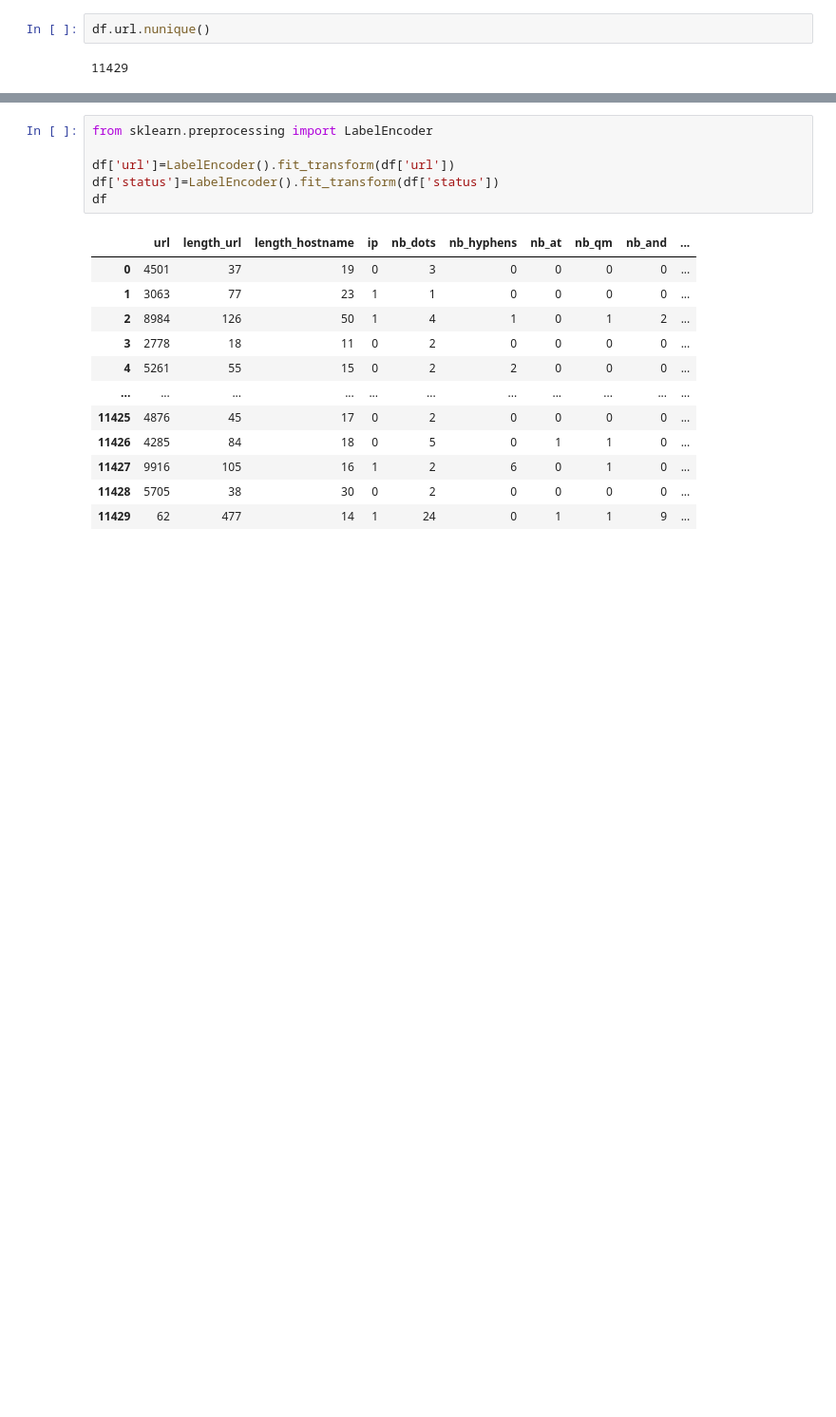
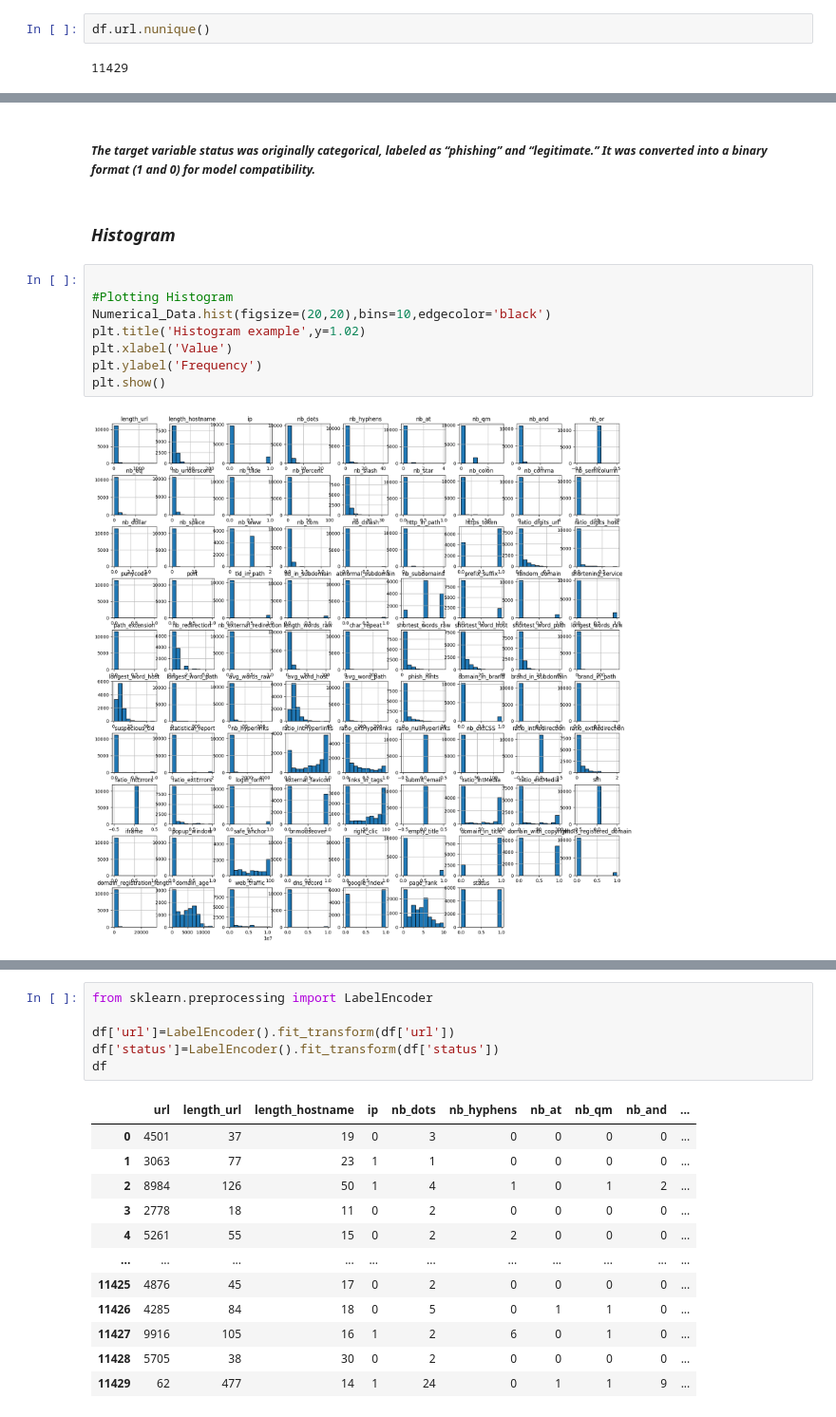
Before and after one commit to Saimehtre18/CodeB_Intership, a Jupyter notebook: model.ipynb, the cells around one changed output, grey strips where cells are left out. Shown at 95% size. Drawn from its saved outputs; the diff is of its cells as text; blank space fills up the shorter version.

```diff
--- a/model.ipynb
+++ b/model.ipynb
@@ -213,0 +262,14 @@ report
+# %% [markdown]
+##### *The target variable status was originally categorical, labeled as “phishing” and “legitimate.” It was converted into a binary format (1 and 0) for model compatibility.*
+# %% [markdown]
+### *Histogram*
+# %%
+
+#Plotting Histogram
+Numerical_Data.hist(figsize=(20,20),bins=10,edgecolor='black')
+plt.title('Histogram example',y=1.02)
+plt.xlabel('Value')
+plt.ylabel('Frequency')
+plt.show()
+# %% [output]
+[figure, added]
```
Also changed, not shown: parts of 21 cells of this notebook.
